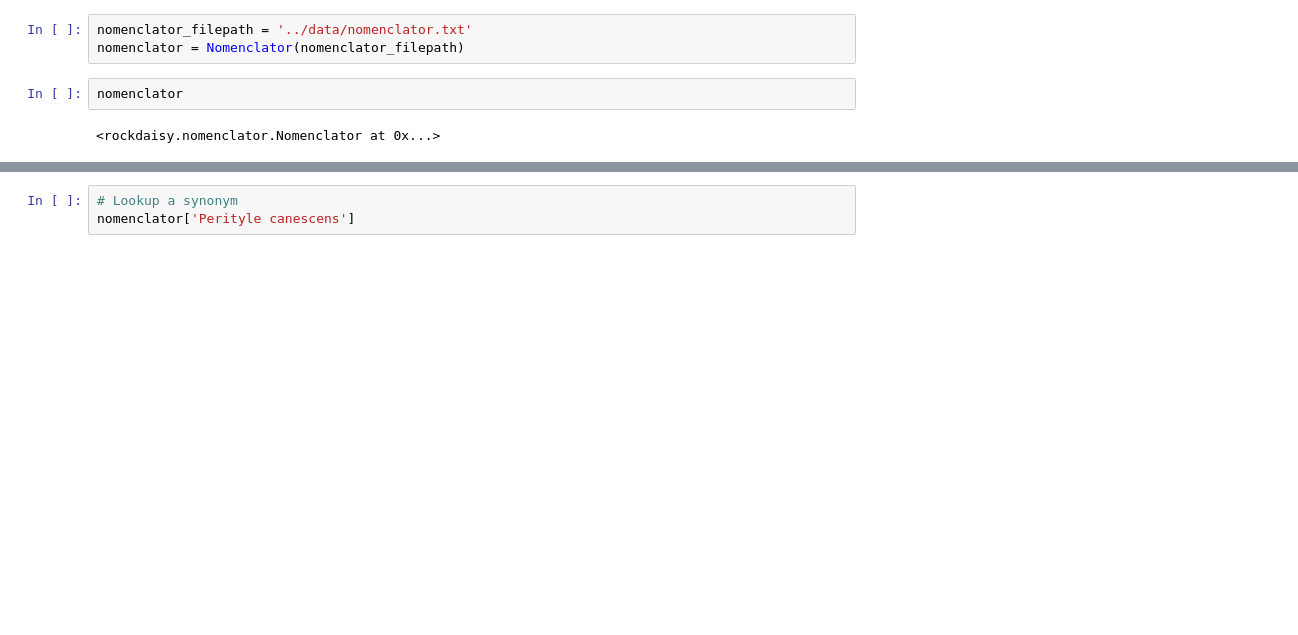
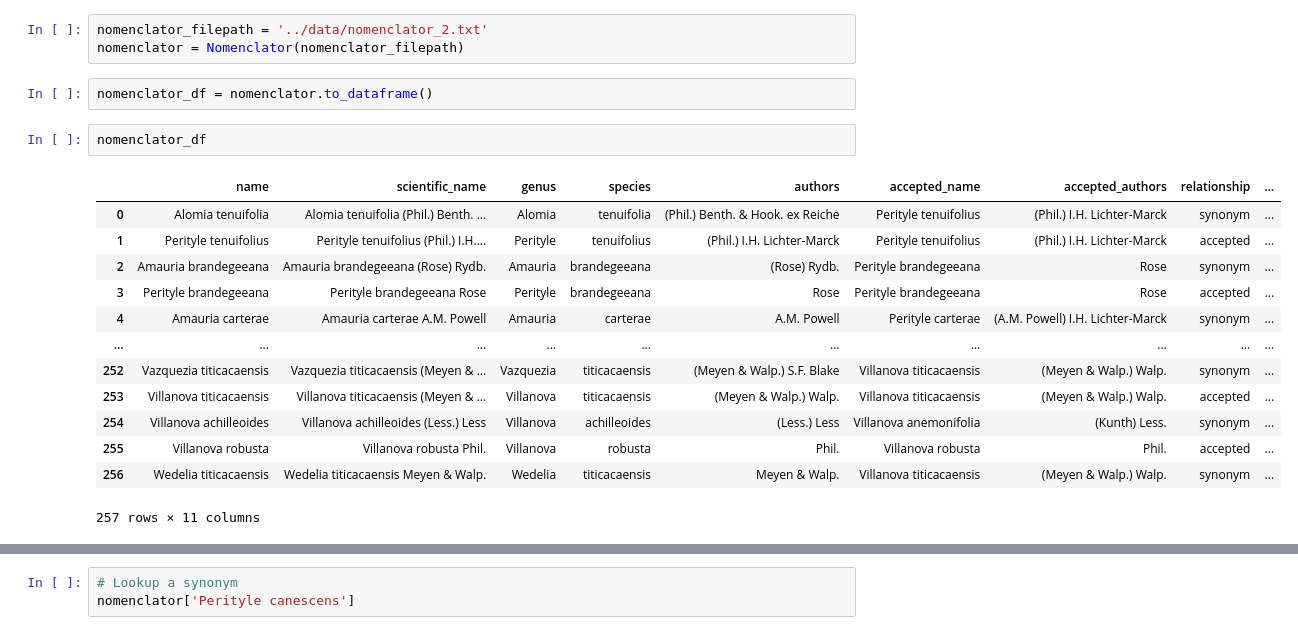
Before and after one commit to dangause/rock-daisy-viz, a Jupyter notebook: notebooks/nomenclator.ipynb, the cells around one changed output, grey strips where cells are left out. Cells and saved outputs as stored; diff of their text form; blank space fills up the shorter version.

```diff
--- a/notebooks/nomenclator.ipynb
+++ b/notebooks/nomenclator.ipynb
@@ -5,7 +9,21 @@ ModuleNotFoundError: No module named 'rockdaisy'
 # %%
-nomenclator_filepath = '../data/nomenclator.txt'
+nomenclator_filepath = '../data/nomenclator_2.txt'
 nomenclator = Nomenclator(nomenclator_filepath)
-# %%
-nomenclator
-# %% [output]
-<rockdaisy.nomenclator.Nomenclator at 0x...>
+# %%
+nomenclator_df = nomenclator.to_dataframe()
+# %%
+nomenclator_df
+# %% [output]
+|  | name | scientific_name | genus | species | authors | accepted_name | accepted_authors | relationship | ... |
+| 0 | Alomia tenuifolia | Alomia tenuifolia (Phil.) Benth. ... | Alomia | tenuifolia | (Phil.) Benth. & Hook. ex Reiche | Perityle tenuifolius | (Phil.) I.H. Lichter-Marck | synonym | ... |
+| 1 | Perityle tenuifolius | Perityle tenuifolius (Phil.) I.H.... | Perityle | tenuifolius | (Phil.) I.H. Lichter-Marck | Perityle tenuifolius | (Phil.) I.H. Lichter-Marck | accepted | ... |
+| 2 | Amauria brandegeeana | Amauria brandegeeana (Rose) Rydb. | Amauria | brandegeeana | (Rose) Rydb. | Perityle brandegeeana | Rose | synonym | ... |
+| 3 | Perityle brandegeeana | Perityle brandegeeana Rose | Perityle | brandegeeana | Rose | Perityle brandegeeana | Rose | accepted | ... |
+| 4 | Amauria carterae | Amauria carterae A.M. Powell | Amauria | carterae | A.M. Powell | Perityle carterae | (A.M. Powell) I.H. Lichter-Marck | synonym | ... |
+| ... | ... | ... | ... | ... | ... | ... | ... | ... | ... |
+| 252 | Vazquezia titicacaensis | Vazquezia titicacaensis (Meyen & ... | Vazquezia | titicacaensis | (Meyen & Walp.) S.F. Blake | Villanova titicacaensis | (Meyen & Walp.) Walp. | synonym | ... |
+| 253 | Villanova titicacaensis | Villanova titicacaensis (Meyen & ... | Villanova | titicacaensis | (Meyen & Walp.) Walp. | Villanova titicacaensis | (Meyen & Walp.) Walp. | accepted | ... |
+| 254 | Villanova achilleoides | Villanova achilleoides (Less.) Less | Villanova | achilleoides | (Less.) Less | Villanova anemonifolia | (Kunth) Less. | synonym | ... |
+| 255 | Villanova robusta | Villanova robusta Phil. | Villanova | robusta | Phil. | Villanova robusta | Phil. | accepted | ... |
+| 256 | Wedelia titicacaensis | Wedelia titicacaensis Meyen & Walp. | Wedelia | titicacaensis | Meyen & Walp. | Villanova titicacaensis | (Meyen & Walp.) Walp. | synonym | ... |
+257 rows × 11 columns
```
Also changed, not shown: parts of 6 cells of this notebook, 1 other file.
